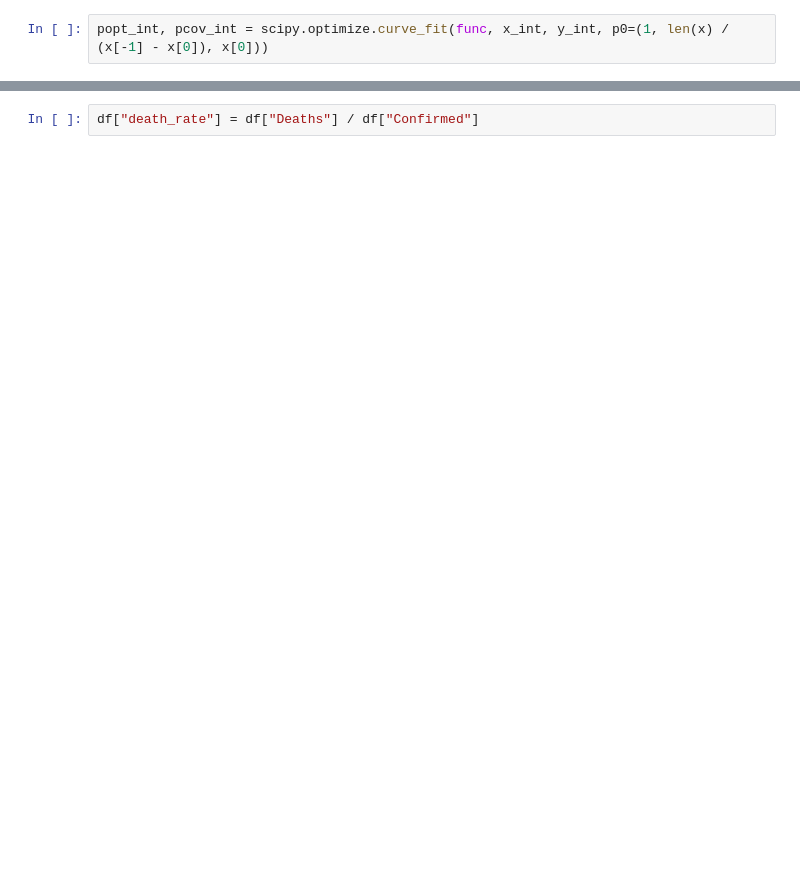
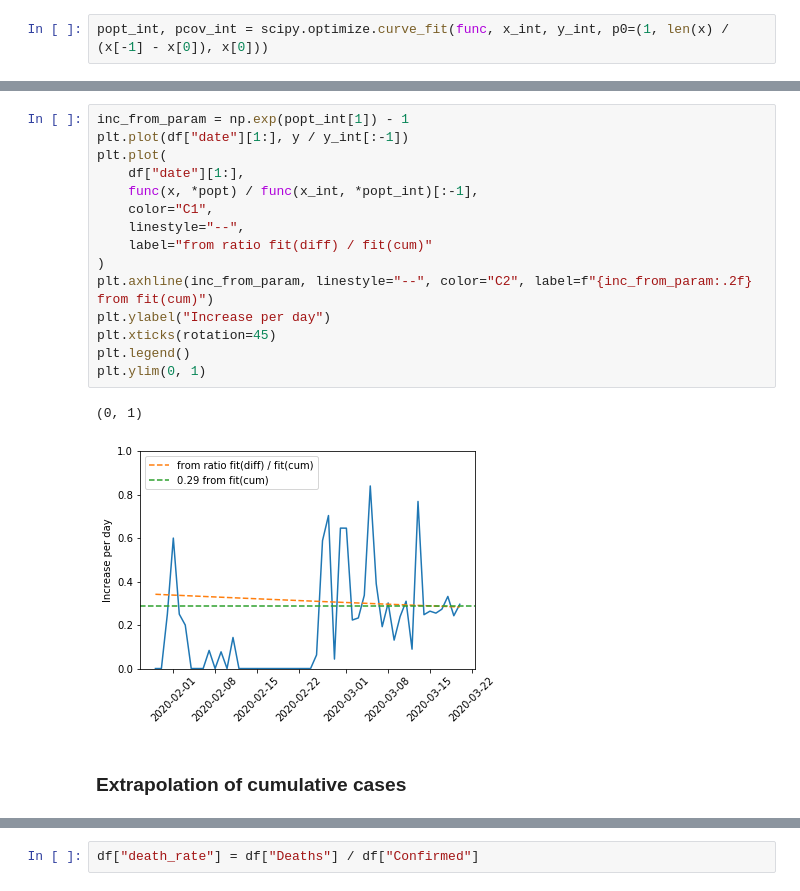
Before and after one commit to nikoladze/COVID-19, a Jupyter notebook: plot.ipynb, the cells around one changed output, grey strips where cells are left out. Saved outputs shown, nothing was run; the diff lists cells and outputs as text; blank space fills up the shorter version.

```diff
--- a/plot.ipynb
+++ b/plot.ipynb
@@ -84,3 +115,23 @@ fig.savefig("corona_de.pdf")
+# %%
+inc_from_param = np.exp(popt_int[1]) - 1
+plt.plot(df["date"][1:], y / y_int[:-1])
+plt.plot(
+    df["date"][1:],
+    func(x, *popt) / func(x_int, *popt_int)[:-1],
+    color="C1",
+    linestyle="--",
+    label="from ratio fit(diff) / fit(cum)"
+)
+plt.axhline(inc_from_param, linestyle="--", color="C2", label=f"{inc_from_param:.2f} from fit(cum)")
+plt.ylabel("Increase per day")
+plt.xticks(rotation=45)
+plt.legend()
+plt.ylim(0, 1)
+# %% [output]
+(0, 1)
+[figure, added]
+# %% [markdown]
+### Extrapolation of cumulative cases
 # %%
 dates_extrap = pd.date_range(start=df.date.iloc[0], end="2020-03-30", freq="d")
 days = np.arange(len(dates_extrap))
```
Also changed, not shown: parts of 22 cells of this notebook.
